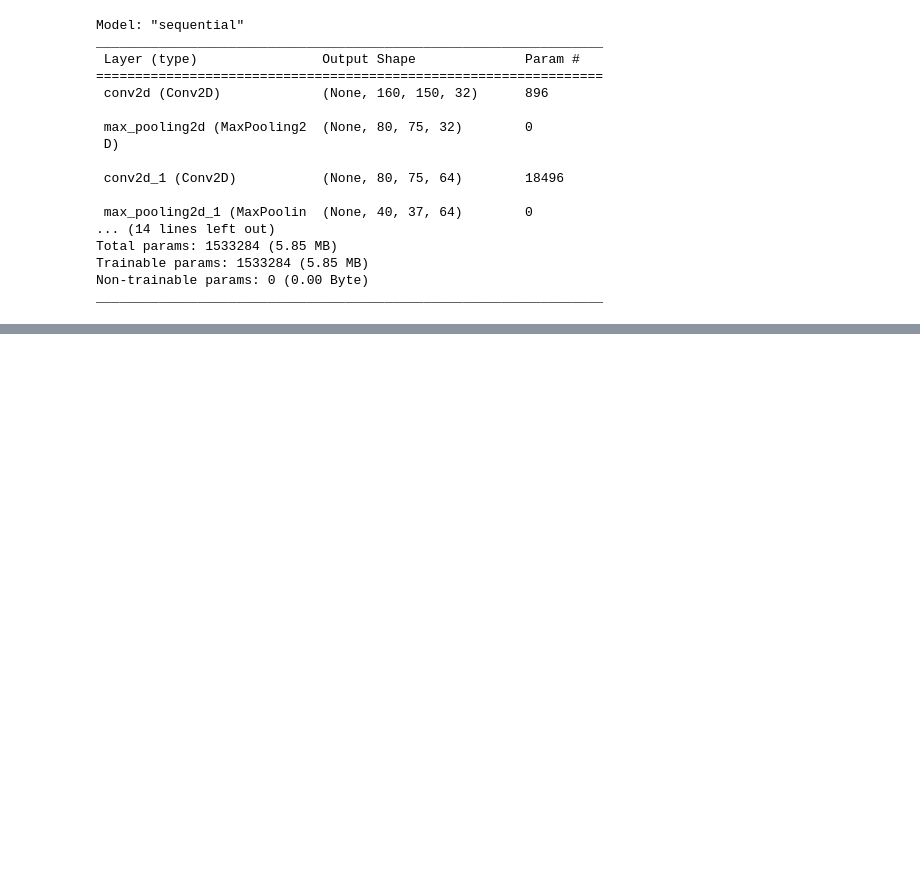
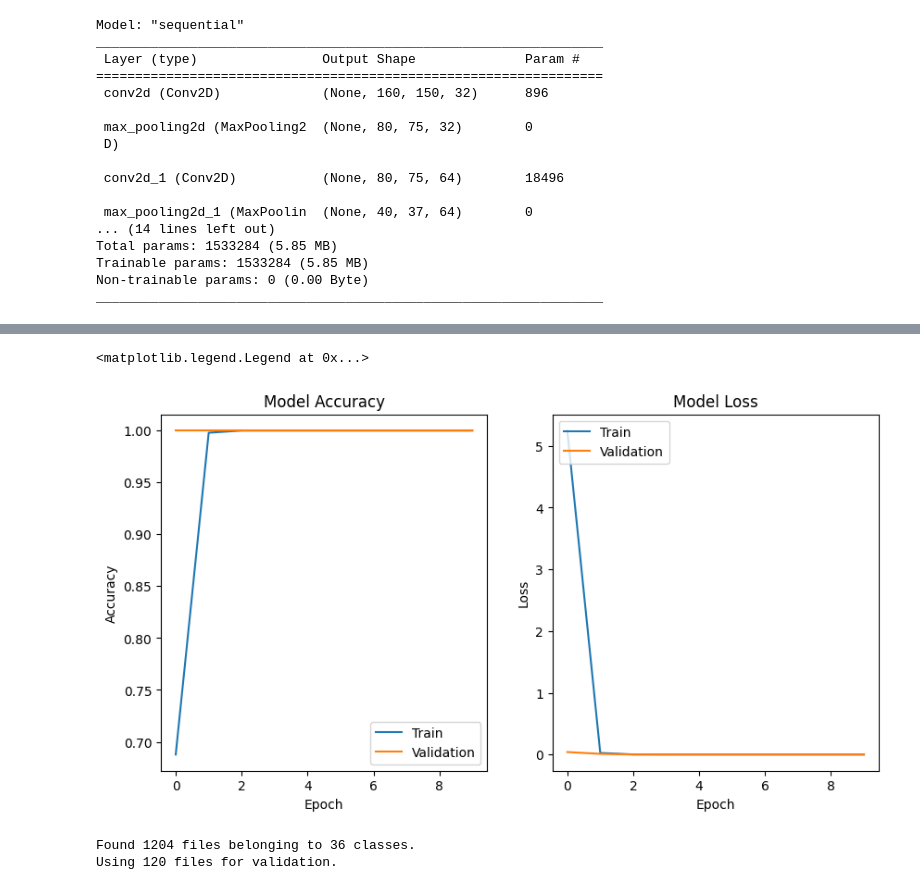
Before and after one commit to mmshakourig/ENPH353_LAB6, a Jupyter notebook: src/cnn.ipynb, the cells around one changed output, grey strips where cells are left out. Saved outputs shown, nothing was run; the diff lists cells and outputs as text; code cells hidden in the pictures; blank space fills up the shorter version.

Commit message:
Predictions and Confusion Matrix

```diff
--- a/src/cnn.ipynb
+++ b/src/cnn.ipynb
@@ -91,6 +92,6 @@ _________________________________________________________________
 # %%
 cnn_model.compile(optimizer='adam', loss='sparse_categorical_crossentropy', metrics=['accuracy'])
 # %%
-cnn_model.fit(x=train_ds, validation_data=val_ds, epochs=10, verbose=2)
+training_hist = cnn_model.fit(x=train_ds, validation_data=val_ds, epochs=10, verbose=2)
 # %% [output]
 Epoch 1/10
@@ -121,0 +143,30 @@ cnn_model.save('cnn_model_sequential_1.keras')
+# %%
+fig, ax = plt.subplots(1, 2, figsize=(10, 5))
+ax[0].plot(training_hist.history['accuracy'])
+ax[0].plot(training_hist.history['val_accuracy'])
+ax[0].set_title('Model Accuracy')
+ax[0].set_ylabel('Accuracy')
+ax[0].set_xlabel('Epoch')
+ax[0].legend(['Train', 'Validation'], loc='lower right')
+
+ax[1].plot(training_hist.history['loss'])
+ax[1].plot(training_hist.history['val_loss'])
+ax[1].set_title('Model Loss')
+ax[1].set_ylabel('Loss')
+ax[1].set_xlabel('Epoch')
+ax[1].legend(['Train', 'Validation'], loc='upper left')
+# %% [output]
+<matplotlib.legend.Legend at 0x...>
+[figure, added]
+# %%
+prediction_ds = tf.keras.utils.image_dataset_from_directory(
+    data_dir,
+    validation_split=0.1,
+    subset="validation",
+    seed=123,
+    shuffle=True,
+    image_size=(160, 150),
+    batch_size=1)
+# %% [output]
+Found 1204 files belonging to 36 classes.
+Using 120 files for validation.
```
Also changed, not shown: parts of 11 cells of this notebook.
